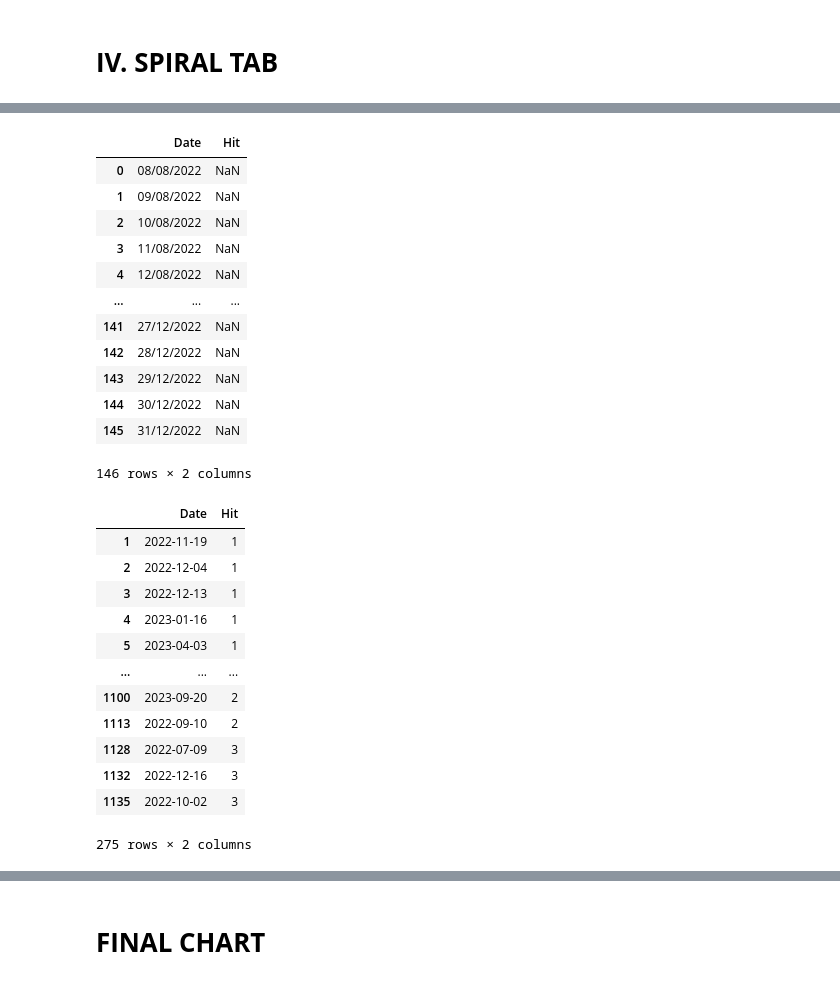
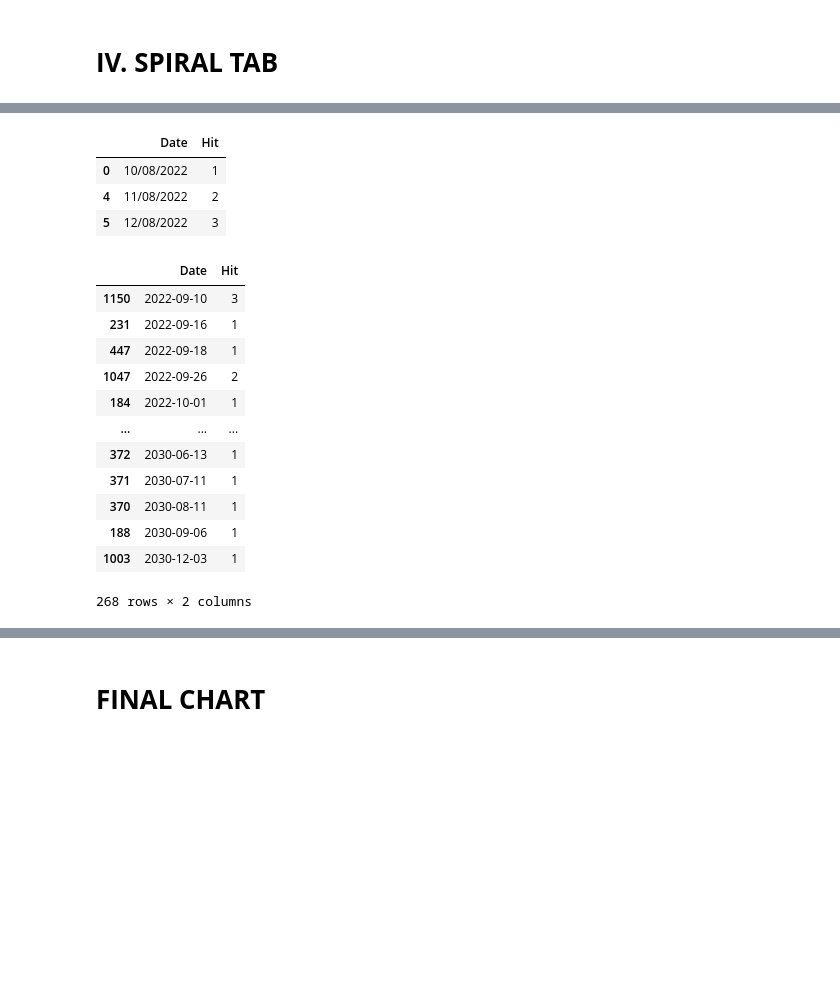
Before and after one commit to amirlehmam/MEMOIREPROPRE, a Jupyter notebook: PIPELINE.ipynb, the cells around one changed output, grey strips where cells are left out. Saved outputs shown, nothing was run; the diff lists cells and outputs as text; code cells hidden in the pictures; blank space fills up the shorter version.

```diff
--- a/PIPELINE.ipynb
+++ b/PIPELINE.ipynb
@@ -4317,48 +4308,68 @@ da
-# %%
-hs
-# %% [output]
-|  | Date | Hit |
-| 0 | 08/08/2022 | NaN |
-| 1 | 09/08/2022 | NaN |
-| 2 | 10/08/2022 | NaN |
-| 3 | 11/08/2022 | NaN |
-| 4 | 12/08/2022 | NaN |
-| ... | ... | ... |
-| 141 | 27/12/2022 | NaN |
-| 142 | 28/12/2022 | NaN |
-| 143 | 29/12/2022 | NaN |
-| 144 | 30/12/2022 | NaN |
-| 145 | 31/12/2022 | NaN |
-146 rows × 2 columns
+# %%
+import datetime
+
+de = pd.DataFrame({
+                   "30": ['10/08/2022', '01/03/2023', '04/10/2024'],
+                   "42": ['11/08/2022', '01/03/2025', '11/08/2022'],
+                   "51": ['12/08/2022', '12/08/2022', '12/08/2022']})
+
+df2 = pd.DataFrame({"Date": ['09/08/2022','10/08/2022', '11/08/2022', '12/08/2022'],
+                   "Hit": ['0','1', '2', '3']
+                   })
+
+x = datetime.datetime.now()
+xx = x - timedelta(days=2)
+
+day = xx.strftime("%d/%m/%Y")
+day
+
+
+df2 = de.unstack().value_counts(ascending=True)
+da = pd.DataFrame(df2, columns=['Hit'])
+da = da.reset_index()
+da = da.rename_axis('E', axis=1)
+da.columns = da.columns.str.replace('index', 'Date')
+da = da.rename_axis(None, axis=1)
+
+da = da[da.Date >= day]
+
+da
+# %% [output]
+|  | Date | Hit |
+| 0 | 10/08/2022 | 1 |
+| 4 | 11/08/2022 | 2 |
+| 5 | 12/08/2022 | 3 |
 # %%
 import datetime
 
 x = datetime.datetime.now()
-xx = x - timedelta(days=4)
+xx = x - timedelta(days=2)
 
-day = xx.strftime("%d/%m/%Y")
+day = xx.strftime("%d-%m-%Y")
 
 df2 = Spi.unstack().value_counts(ascending=True)
+
 da = pd.DataFrame(df2, columns=['Hit'])
 da = da.reset_index()
 da = da.rename_axis('E', axis=1)
 da.columns = da.columns.str.replace('index', 'Date')
+
 da = da.rename_axis(None, axis=1)
 
 da = da[da.Date >= day]
-
+da = da.sort_values(by='Date',ascending=True)
 da
 # %% [output]
 |  | Date | Hit |
-| 1 | 2022-11-19 | 1 |
-| 2 | 2022-12-04 | 1 |
-| 3 | 2022-12-13 | 1 |
-| 4 | 2023-01-16 | 1 |
-| 5 | 2023-04-03 | 1 |
+| 1150 | 2022-09-10 | 3 |
+| 231 | 2022-09-16 | 1 |
+| 447 | 2022-09-18 | 1 |
+| 1047 | 2022-09-26 | 2 |
+| 184 | 2022-10-01 | 1 |
 | ... | ... | ... |
-| 1100 | 2023-09-20 | 2 |
-| 1113 | 2022-09-10 | 2 |
-| 1128 | 2022-07-09 | 3 |
-| 1132 | 2022-12-16 | 3 |
-| 1135 | 2022-10-02 | 3 |
+| 372 | 2030-06-13 | 1 |
+| 371 | 2030-07-11 | 1 |
+| 370 | 2030-08-11 | 1 |
+| 188 | 2030-09-06 | 1 |
+| 1003 | 2030-12-03 | 1 |
-275 rows × 2 columns
+268 rows × 2 columns
```
Also changed, not shown: parts of 7 cells of this notebook, 2 other files.
